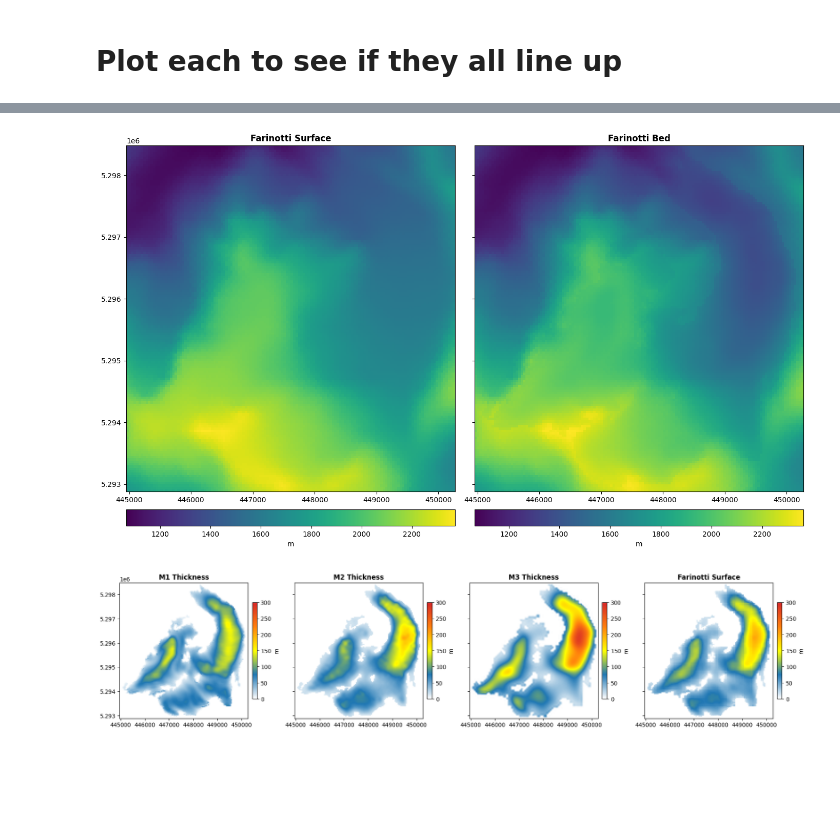
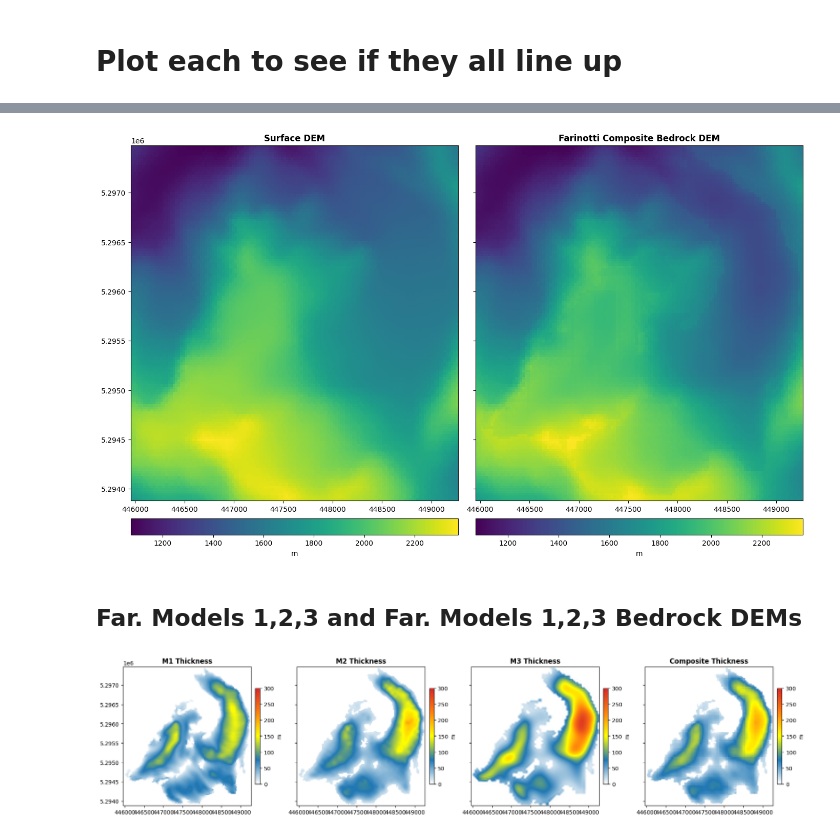
Before and after one commit to JonMaurer/Blue_glacier, a Jupyter notebook: sync/blue_glacier/code/liam_notebooks/blue_glacier.ipynb, the cells around one changed output, grey strips where cells are left out. Drawn from its saved outputs; the diff is of its cells as text; code cells hidden in the pictures; blank space fills up the shorter version.

```diff
--- a/sync/blue_glacier/code/liam_notebooks/blue_glacier.ipynb
+++ b/sync/blue_glacier/code/liam_notebooks/blue_glacier.ipynb
@@ -28,12 +28,15 @@ m3_h  = '/home/icepack/sync/blue_glacier/data/qgis_blue/blue_farinotti_model_3.t
 far_h = '/home/icepack/sync/blue_glacier/data/qgis_blue/blue_farinotti_composite.tif'
 blue_surf = '/home/icepack/sync/blue_glacier/data/qgis_blue/blue_surface_DEM.tif'
 
-# Rasters constructed using Farinotti data
-blue_bed_comp =  '/home/icepack/sync/blue_glacier/data/qgis_blue/blue_bedrock_DEM_composite.tif'
-#blue_bed_m1
-#blue_bed_m2
-#blue_bed_m3
+# Rasters constructed using Farinotti data & DEM
+blue_bed_comp =  '/home/icepack/sync/blue_glacier/data/qgis_blue/blue_bedrock_far_composite.tif'
+blue_bed_m1   =  '/home/icepack/sync/blue_glacier/data/qgis_blue/blue_bedrock_DEM_far_model1.tif'
+blue_bed_m2   =  '/home/icepack/sync/blue_glacier/data/qgis_blue/blue_bedrock_DEM_far_model2.tif'
+blue_bed_m3   =  '/home/icepack/sync/blue_glacier/data/qgis_blue/blue_bedrock_DEM_far_model3.tif'
 
 # Constructed outline
 outline_filename = '/home/icepack/sync/blue_glacier/data/qgis_blue/blue.geojson'
+
+# ITS_LIVE velocity
+il_velo = '/home/icepack/sync/blue_glacier/data/qgis_blue/blue_ITS_LIVE_velocity_120m_composite.tif'
 # %% [markdown]
@@ -89,8 +94,8 @@ V = firedrake.VectorFunctionSpace(mesh, cg1)
 coords = np.array(list(geojson.utils.coords(outline)))
 delta = 1e3
 extent = {
-    "left": coords[:, 0].min() - 1 * delta,
-    "right": coords[:, 0].max() + delta,
-    "bottom": coords[:, 1].min() - 1 * delta,
-    "top": coords[:, 1].max() + delta,
+    "left": coords[:, 0].min(),
+    "right": coords[:, 0].max(),
+    "bottom": coords[:, 1].min(),
+    "top": coords[:, 1].max(),
 }
@@ -128,5 +128,5 @@ plt.tight_layout()
 # %%
-# Surface File
+# Surface DEM
 surf_file = rasterio.open(blue_surf)
 window = rasterio.windows.from_bounds(**extent,
                                       transform=surf_file.transform).round_lengths().round_offsets()
@@ -137,40 +137,42 @@ s_obs = surf_file.read(window=window)
 s_obs = s_obs[0, :, :]
 s_obs[s_obs < 0] = 0
 
-# Bed File
+# Farinotti Composite Bed File
 bed_file = rasterio.open(blue_bed_comp)
 window = rasterio.windows.from_bounds(**extent,
                                       transform=bed_file.transform).round_lengths().round_offsets()
 transform = bed_file.window_transform(window)
-b_obs = bed_file.read(window=window)
+b_obs_comp = bed_file.read(window=window)
 
 # Filtering Fill Vals
-b_obs = b_obs[0, :, :]
-b_obs[b_obs < 0] = 0
+b_obs_comp = b_obs_comp[0, :, :]
+b_obs_comp[b_obs_comp < 0] = 0
 # %%
-# Surface and Bed File
+# Surface and Bed File: Farinotti Composite
 cmap3 = LinearSegmentedColormap.from_list('', ['white', 'tab:blue', 'tab:orange'])
 fig, ax = plt.subplots(1, 2, figsize = [14, 12], sharey = True)
 
 colors = ax[0].imshow(s_obs,
                       extent=(extent["left"], extent["right"], extent["bottom"], extent["top"]),
                       #cmap = cmap3,
                       #vmin = 1500,
                       axes=ax[0])
 fig.colorbar(colors, label="m", location = 'bottom', fraction=0.046, pad=0.03)
-ax[0].set_title('Farinotti Surface', fontweight = 'bold')
+ax[0].set_title('Surface DEM', fontweight = 'bold')
 ax[0].set_aspect("equal")
 
-colors = ax[1].imshow(b_obs,
+colors = ax[1].imshow(b_obs_comp,
                       extent=(extent["left"], extent["right"], extent["bottom"], extent["top"]),
                       #cmap = cmap3,
                       #vmin = 1500,
                       axes=ax[1])
 fig.colorbar(colors, label="m", location = 'bottom', fraction=0.046, pad=0.03)
-ax[1].set_title('Farinotti Bed', fontweight = 'bold')
+ax[1].set_title('Farinotti Composite Bedrock DEM', fontweight = 'bold')
 ax[1].set_aspect("equal")
 
 plt.tight_layout()
 # %% [output]
-[figure, old version]
+[figure, new version]
+# %% [markdown]
+## Far. Models 1,2,3 and Far. Models 1,2,3 Bedrock DEMs
 # %%
@@ -193,7 +197,7 @@ window = rasterio.windows.from_bounds(**extent,
 transform = m3_file.window_transform(window)
 m3_obs = m3_file.read(window=window)
 # %%
-# Thickess Plts
+# Thickess Plots
 cmap2 = LinearSegmentedColormap.from_list('', ['white', 'tab:blue', 'yellow', 'tab:orange', 'tab:red'])
 
 fig, ax = plt.subplots(1, 4, figsize = [18, 16], sharey = True)
@@ -225,15 +229,15 @@ fig.colorbar(colors, label="m", location = 'right', fraction=0.035, pad=0.03)
 ax[2].set_title('M3 Thickness', fontweight = 'bold')
 ax[2].set_aspect("equal")
 
-colors = ax[3].imshow(FarinottiSurf_obs[0, :, :],
+colors = ax[3].imshow(CompositeSurf_obs[0, :, :],
                       extent=(extent["left"], extent["right"], extent["bottom"], extent["top"]),
                       cmap = cmap2,
                       vmax = 300,
                       axes=ax[3])
 fig.colorbar(colors, label="m", location = 'right', fraction=0.035, pad=0.03)
-ax[3].set_title('Farinotti Surface', fontweight = 'bold')
+ax[3].set_title('Composite Thickness', fontweight = 'bold')
 ax[3].set_aspect("equal")
 
 plt.tight_layout()
 # %% [output]
-[figure, old version]
+[figure, new version]
```
Also changed, not shown: parts of 42 cells of this notebook, 10 other files.
